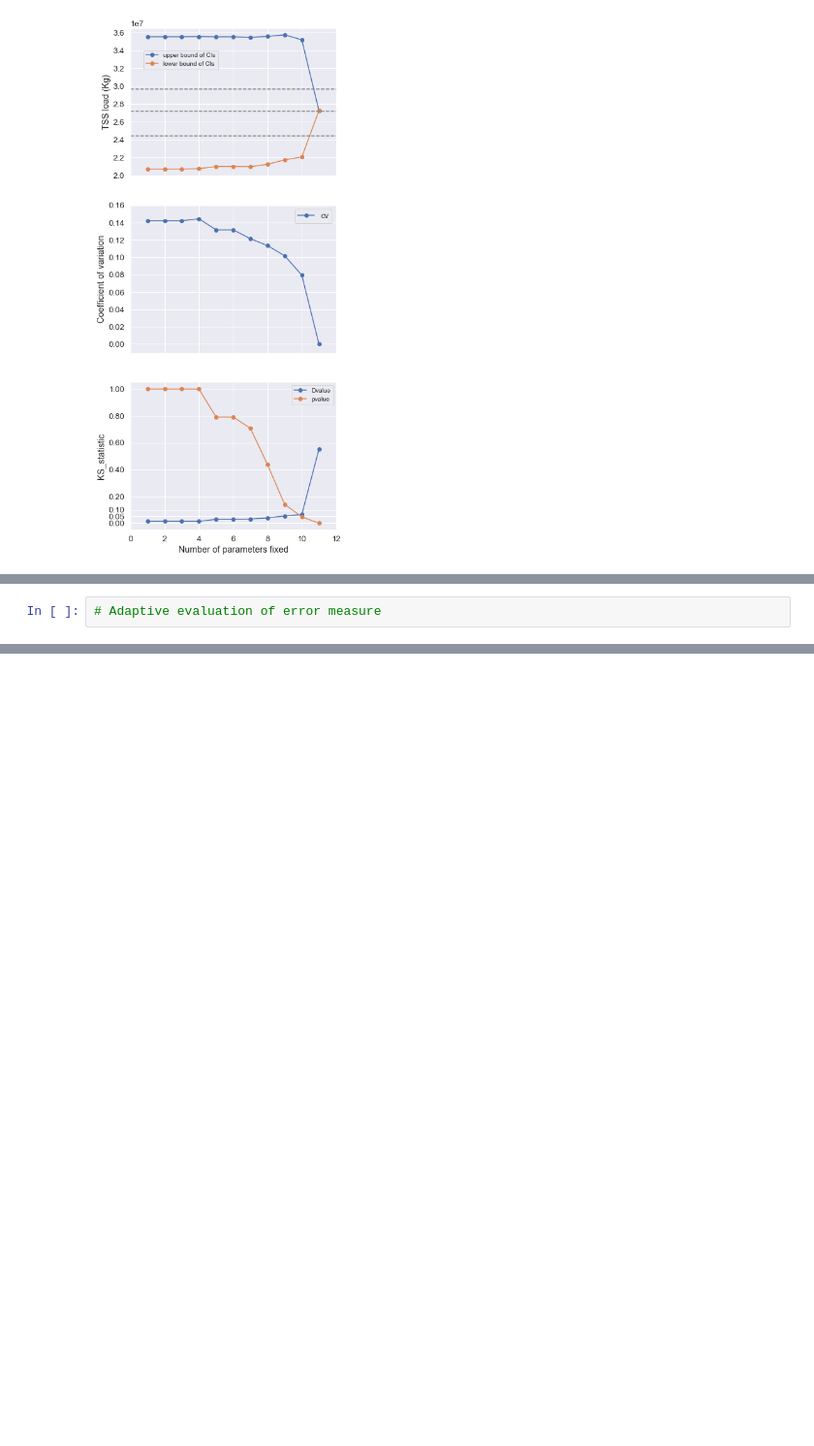
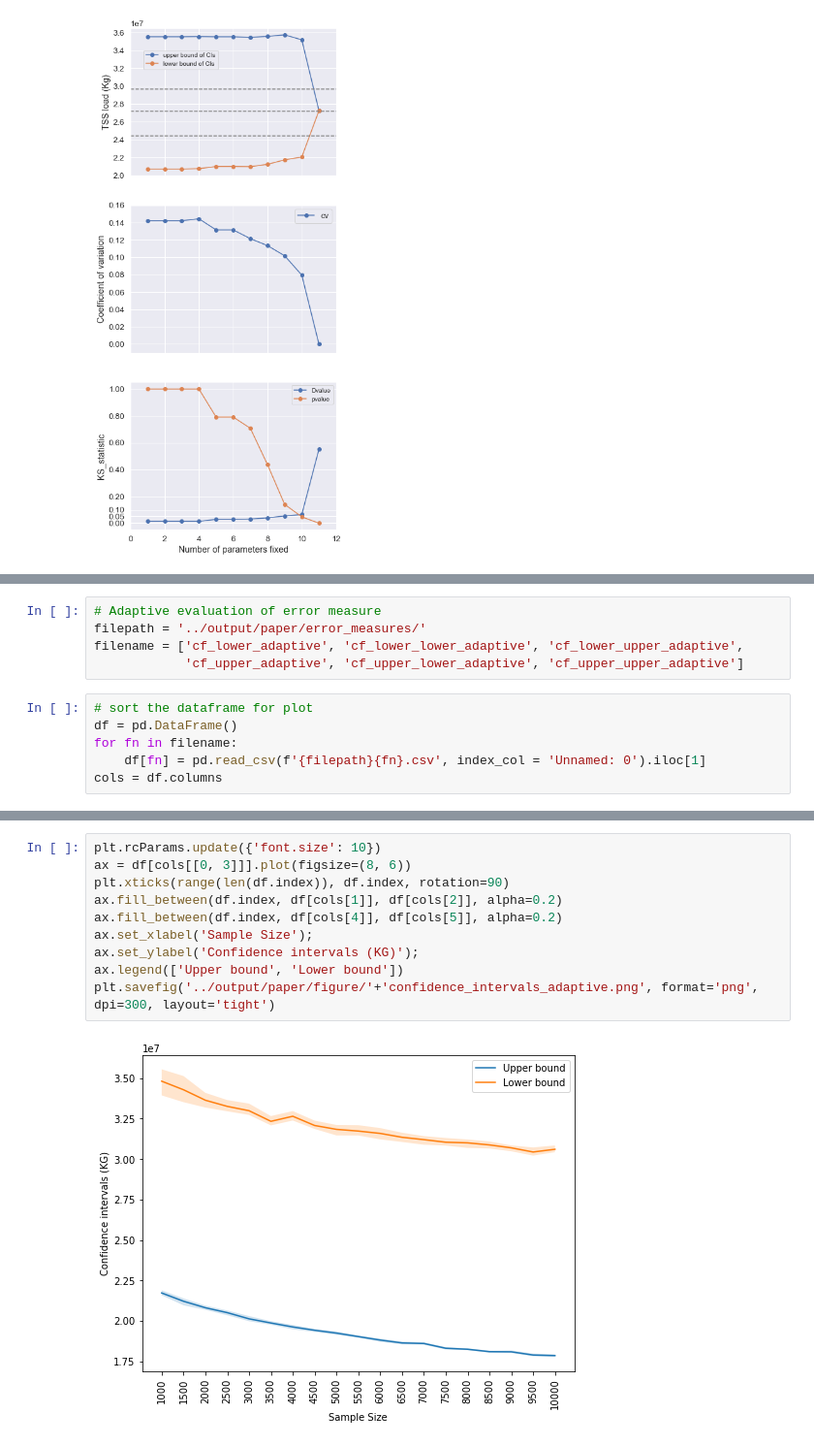
Before and after one commit to QianWanghhu/factor_fixing, a Jupyter notebook: qian_dev/visualization.ipynb, the cells around one changed output, grey strips where cells are left out. Shown: that part at 97% size. Cells and saved outputs as stored; diff of their text form; blank space fills up the shorter version.

Commit message:
Visualization for CIs with increasing sample size

```diff
--- a/qian_dev/visualization.ipynb
+++ b/qian_dev/visualization.ipynb
@@ -143,2 +145,11 @@ plt.savefig(f'{fpath_save}/measures_combine.png', format='png', dpi=300, bbox_in
 # %%
 # Adaptive evaluation of error measure
+filepath = '../output/paper/error_measures/'
+filename = ['cf_lower_adaptive', 'cf_lower_lower_adaptive', 'cf_lower_upper_adaptive',
+            'cf_upper_adaptive', 'cf_upper_lower_adaptive', 'cf_upper_upper_adaptive']
+# %%
+# sort the dataframe for plot
+df = pd.DataFrame()
+for fn in filename:
+    df[fn] = pd.read_csv(f'{filepath}{fn}.csv', index_col = 'Unnamed: 0').iloc[1]
+cols = df.columns
@@ -144,0 +166,12 @@ plt.savefig(f'{fpath_save}/measures_combine.png', format='png', dpi=300, bbox_in
+# %%
+plt.rcParams.update({'font.size': 10})
+ax = df[cols[[0, 3]]].plot(figsize=(8, 6))
+plt.xticks(range(len(df.index)), df.index, rotation=90)
+ax.fill_between(df.index, df[cols[1]], df[cols[2]], alpha=0.2)
+ax.fill_between(df.index, df[cols[4]], df[cols[5]], alpha=0.2)
+ax.set_xlabel('Sample Size');
+ax.set_ylabel('Confidence intervals (KG)');
+ax.legend(['Upper bound', 'Lower bound'])
+plt.savefig('../output/paper/figure/'+'confidence_intervals_adaptive.png', format='png', dpi=300, layout='tight')
+# %% [output]
+[figure, added]
```
Also changed, not shown: parts of 6 cells of this notebook.
